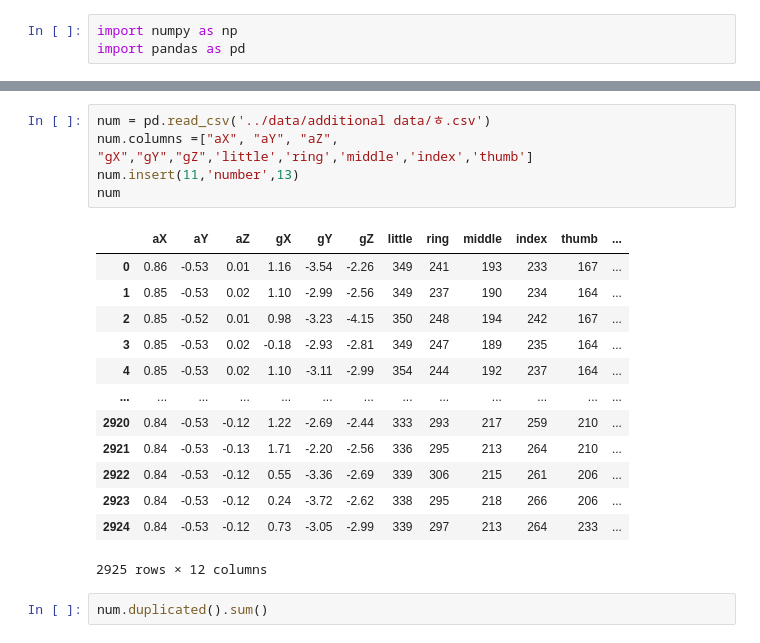
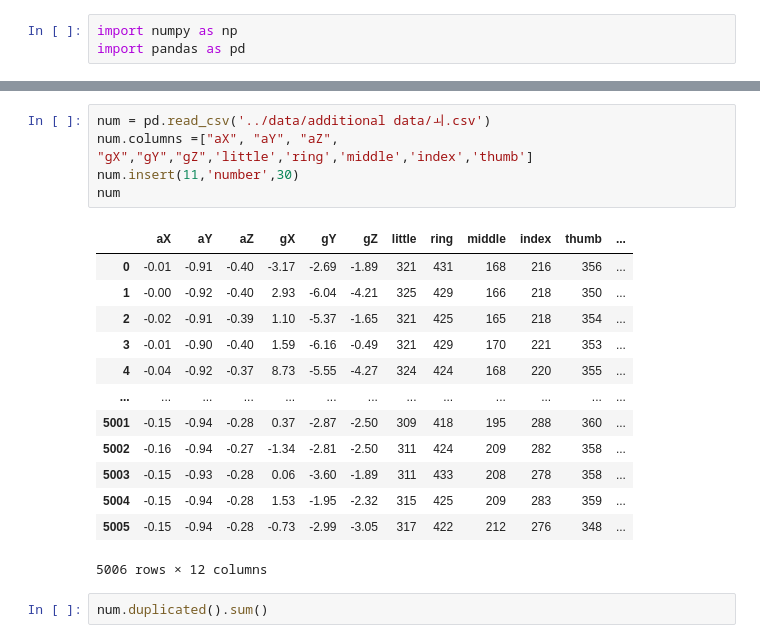
Before and after one commit to SCH-Sign-language-translation-gloves/SLTG_arduino, a Jupyter notebook: data/additional data.ipynb, the cells around one changed output, grey strips where cells are left out. Saved outputs shown, nothing was run; the diff lists cells and outputs as text.

```diff
--- a/data/additional data.ipynb
+++ b/data/additional data.ipynb
@@ -27,22 +27,22 @@ list
 # %%
-num = pd.read_csv('../data/additional data/ㅎ.csv')
+num = pd.read_csv('../data/additional data/ㅚ.csv')
 num.columns =["aX", "aY", "aZ", "gX","gY","gZ",'little','ring','middle','index','thumb']
-num.insert(11,'number',13)
+num.insert(11,'number',30)
 num
 # %% [output]
 |  | aX | aY | aZ | gX | gY | gZ | little | ring | middle | index | thumb | ... |
-| 0 | 0.86 | -0.53 | 0.01 | 1.16 | -3.54 | -2.26 | 349 | 241 | 193 | 233 | 167 | ... |
-| 1 | 0.85 | -0.53 | 0.02 | 1.10 | -2.99 | -2.56 | 349 | 237 | 190 | 234 | 164 | ... |
-| 2 | 0.85 | -0.52 | 0.01 | 0.98 | -3.23 | -4.15 | 350 | 248 | 194 | 242 | 167 | ... |
-| 3 | 0.85 | -0.53 | 0.02 | -0.18 | -2.93 | -2.81 | 349 | 247 | 189 | 235 | 164 | ... |
-| 4 | 0.85 | -0.53 | 0.02 | 1.10 | -3.11 | -2.99 | 354 | 244 | 192 | 237 | 164 | ... |
+| 0 | -0.01 | -0.91 | -0.40 | -3.17 | -2.69 | -1.89 | 321 | 431 | 168 | 216 | 356 | ... |
+| 1 | -0.00 | -0.92 | -0.40 | 2.93 | -6.04 | -4.21 | 325 | 429 | 166 | 218 | 350 | ... |
+| 2 | -0.02 | -0.91 | -0.39 | 1.10 | -5.37 | -1.65 | 321 | 425 | 165 | 218 | 354 | ... |
+| 3 | -0.01 | -0.90 | -0.40 | 1.59 | -6.16 | -0.49 | 321 | 429 | 170 | 221 | 353 | ... |
+| 4 | -0.04 | -0.92 | -0.37 | 8.73 | -5.55 | -4.27 | 324 | 424 | 168 | 220 | 355 | ... |
 | ... | ... | ... | ... | ... | ... | ... | ... | ... | ... | ... | ... | ... |
-| 2920 | 0.84 | -0.53 | -0.12 | 1.22 | -2.69 | -2.44 | 333 | 293 | 217 | 259 | 210 | ... |
-| 2921 | 0.84 | -0.53 | -0.13 | 1.71 | -2.20 | -2.56 | 336 | 295 | 213 | 264 | 210 | ... |
-| 2922 | 0.84 | -0.53 | -0.12 | 0.55 | -3.36 | -2.69 | 339 | 306 | 215 | 261 | 206 | ... |
-| 2923 | 0.84 | -0.53 | -0.12 | 0.24 | -3.72 | -2.62 | 338 | 295 | 218 | 266 | 206 | ... |
-| 2924 | 0.84 | -0.53 | -0.12 | 0.73 | -3.05 | -2.99 | 339 | 297 | 213 | 264 | 233 | ... |
+| 5001 | -0.15 | -0.94 | -0.28 | 0.37 | -2.87 | -2.50 | 309 | 418 | 195 | 288 | 360 | ... |
+| 5002 | -0.16 | -0.94 | -0.27 | -1.34 | -2.81 | -2.50 | 311 | 424 | 209 | 282 | 358 | ... |
+| 5003 | -0.15 | -0.93 | -0.28 | 0.06 | -3.60 | -1.89 | 311 | 433 | 208 | 278 | 358 | ... |
+| 5004 | -0.15 | -0.94 | -0.28 | 1.53 | -1.95 | -2.32 | 315 | 425 | 209 | 283 | 359 | ... |
+| 5005 | -0.15 | -0.94 | -0.28 | -0.73 | -2.99 | -3.05 | 317 | 422 | 212 | 276 | 348 | ... |
-2925 rows × 12 columns
+5006 rows × 12 columns
 # %%
 num.duplicated().sum()
 # %% [output]
```
Also changed, not shown: parts of 11 cells of this notebook, 37 other files.
